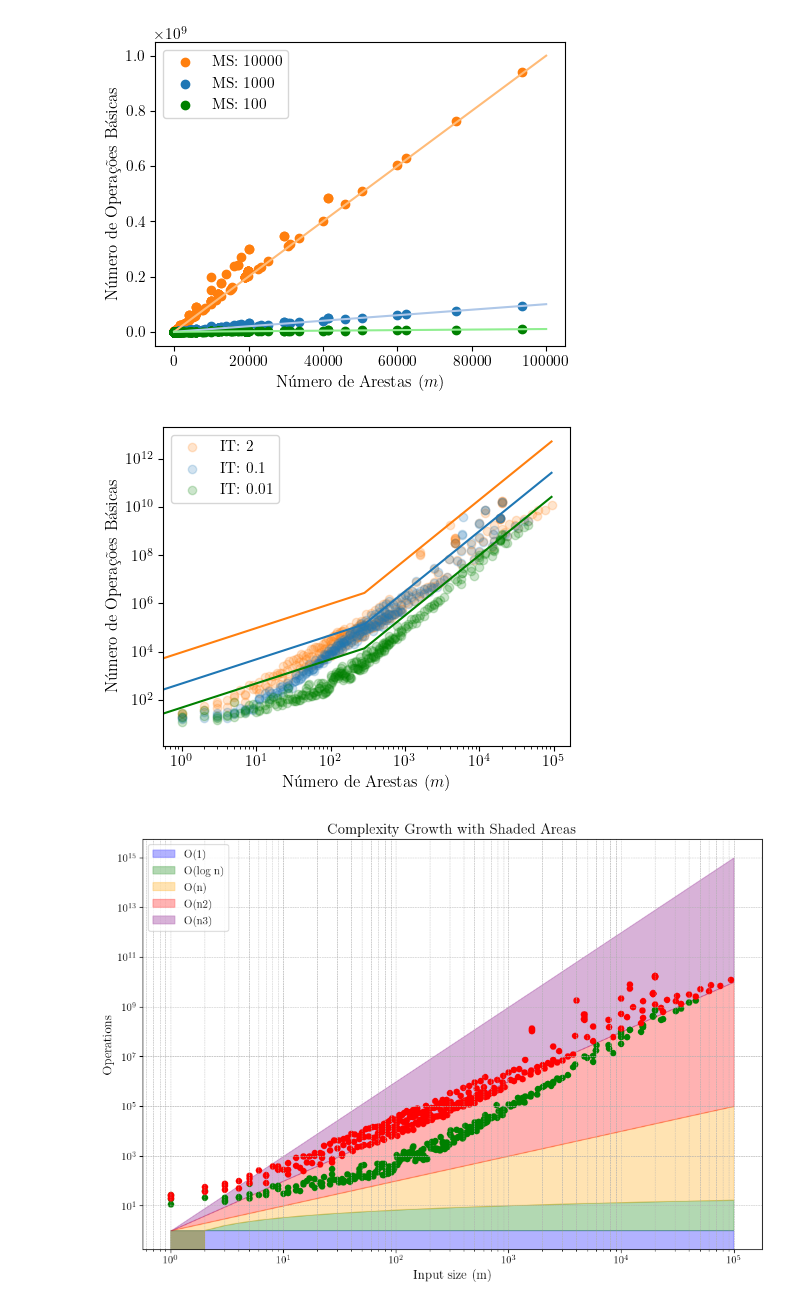
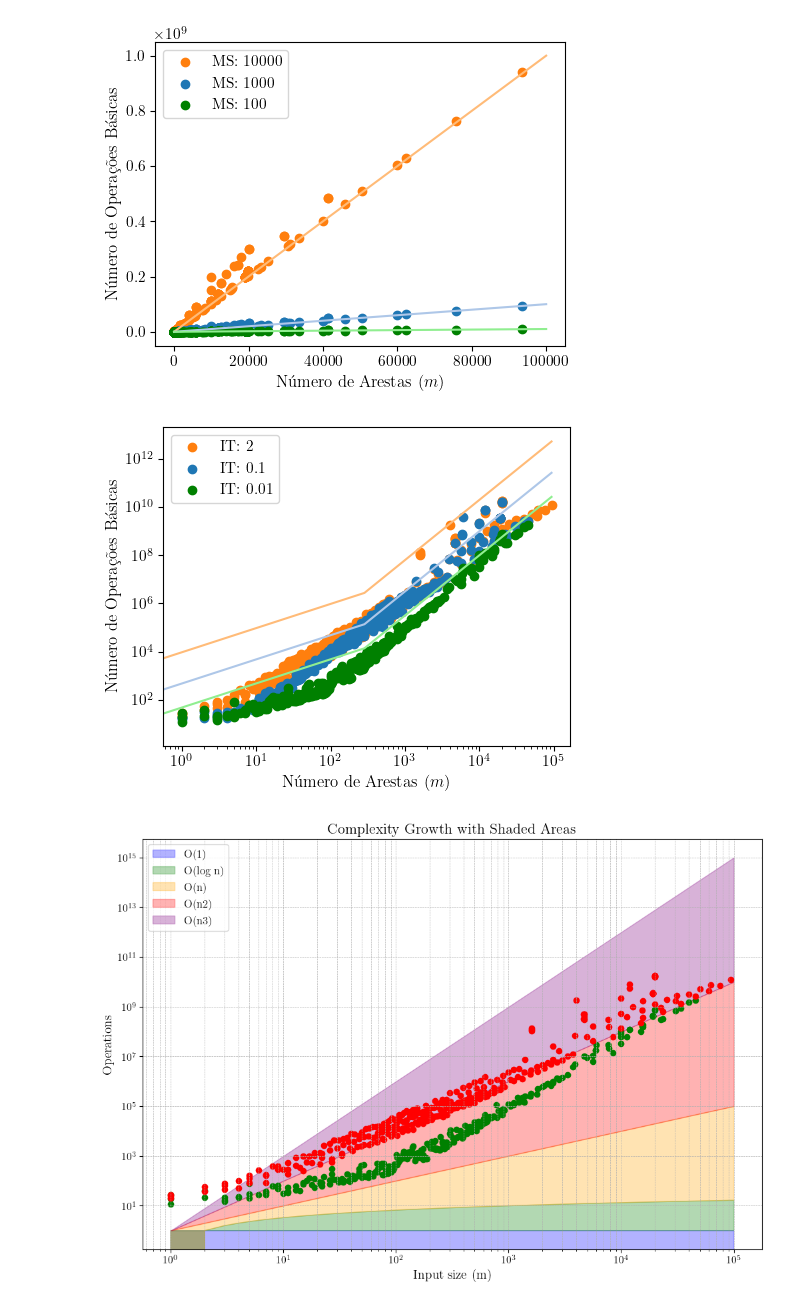
Before and after one commit to Hugoverissimo21/max-weighted-cut-02, a Jupyter notebook: benchmarks (03plots).ipynb, the cells around one changed output. Drawn from its saved outputs; the diff is of its cells as text; code cells hidden in the pictures.

```diff
--- a/benchmarks (03plots).ipynb
+++ b/benchmarks (03plots).ipynb
@@ -105,36 +105,36 @@ colors_plot = ["#ffbb78", "#aec7e8", "lightgreen", "#FFB6B6"]
 
 a = -1
 for h1, h2 in results.columns:
     if h2 == "#ops" and alg in h1:
         a += 1
         itlim = float(h1.replace(")", "").split()[3])
 
 
         x = results[("Graph", size)]
         y = results[(h1, h2)]
         sorted_points = sorted(zip(x, y))  # Create tuples and sort by x
         x_sorted, y_sorted = zip(*sorted_points)  # Unzip into two sorted lists
-        plt.scatter(x_sorted, y_sorted, label=f"{h1[15:-1]}", color = colors_scatter[a], alpha=0.2)
+        plt.scatter(x_sorted, y_sorted, label=f"{h1[15:-1]}", color = colors_scatter[a], alpha=1)
 
         n = results[("Graph", "n")]
         x = np.linspace(0, max(x), len(x))
         #y = x**2 * itlim * n
         y = (x**2.5 ) * itlim
 
-        plt.plot(x, y, color = colors_scatter[a])
+        plt.plot(x, y, color = colors_plot[a])
 #plt.title(f"{alg}")
 #plt.xlabel(f"{size}")
 #plt.ylabel(f"{metrics}"[1:])
 plt.legend()
 plt.xscale("log")
 plt.yscale("log")
 plt.ylabel(r"Número de Operações Básicas")
 plt.xlabel(r"Número de Arestas ($m$)")
 plt.tight_layout()
 plt.savefig(f"assets/ops_{alg}.png", transparent=True)
 plt.show()
 # %% [output]
-[figure, old version]
+[figure, new version]
 # %%
 import numpy as np
 import matplotlib.pyplot as plt
```
Also changed, not shown: parts of 1 cell of this notebook, 11 other files.
